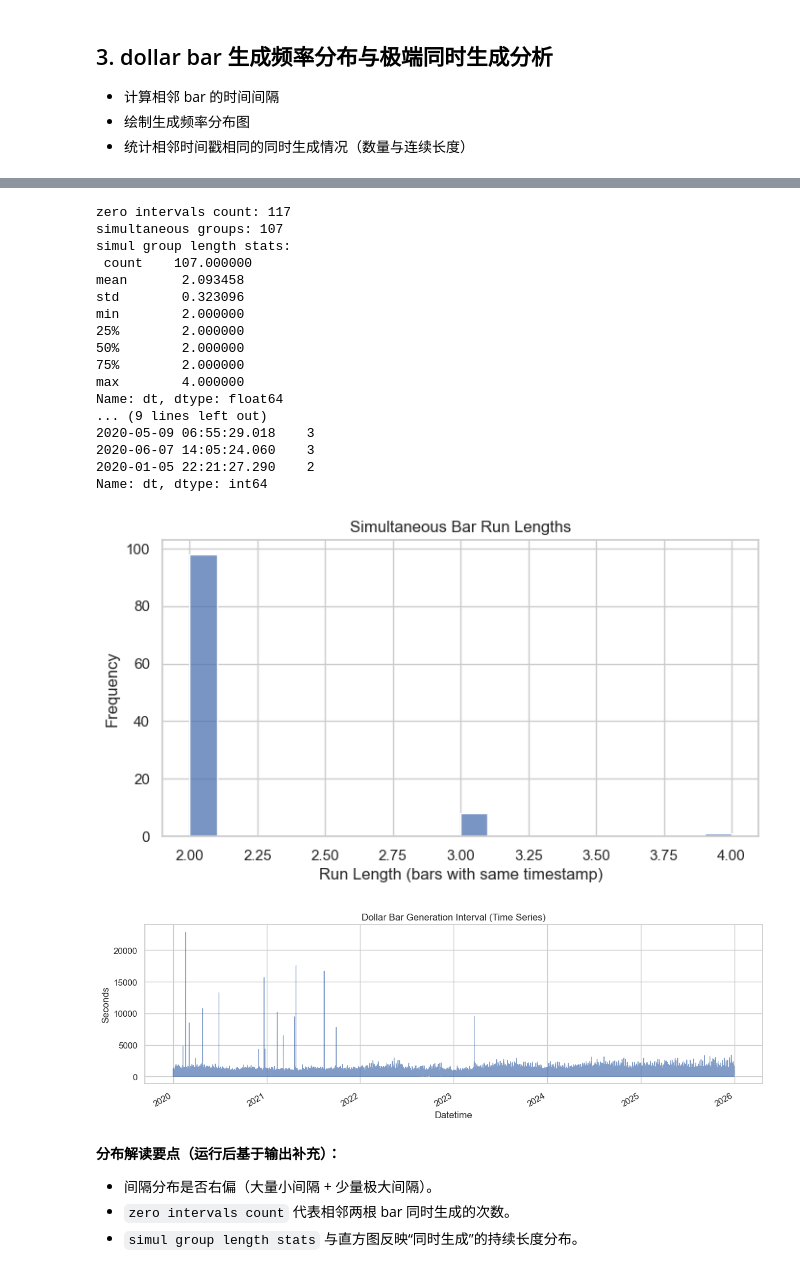
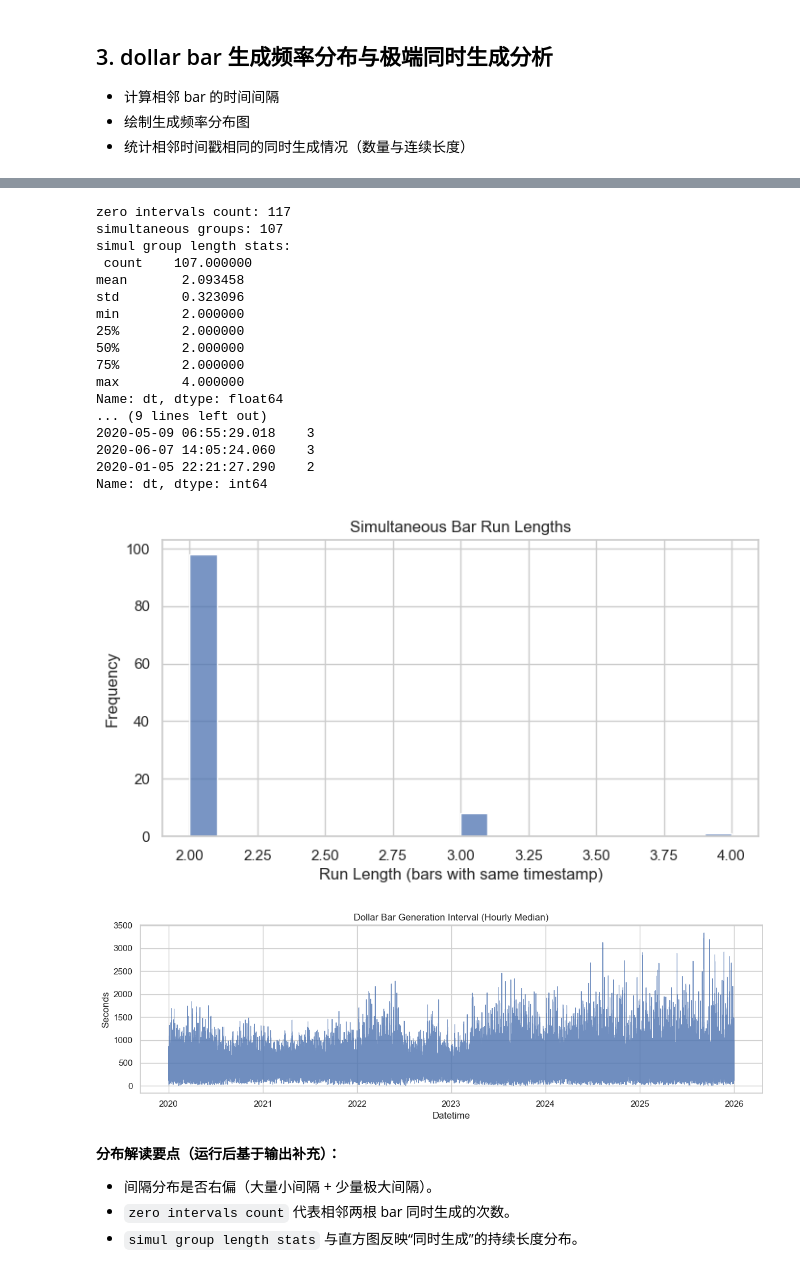
Before and after one commit to IthaiT/CryptoQuant, a Jupyter notebook: notebooks/research/analyze_dollar_bar_stats.ipynb, the cells around one changed output, grey strips where cells are left out. Cells and saved outputs as stored; diff of their text form; code cells hidden in the pictures.

```diff
--- a/notebooks/research/analyze_dollar_bar_stats.ipynb
+++ b/notebooks/research/analyze_dollar_bar_stats.ipynb
@@ -210,11 +214,12 @@ if len(simul_groups) > 0:
 else:
     print("No simultaneous bars detected.")
 
-# 时序图
+# 时序图（按小时中位数，避免过密）
 delta_ts = pd.Series(delta_seconds.values, index=df["dt"].iloc[1:])
+delta_hourly = delta_ts.resample("1H").median()
 plt.figure(figsize=(12, 4))
-delta_ts.plot(alpha=0.7, linewidth=0.8)
-plt.title("Dollar Bar Generation Interval (Time Series)")
+plt.plot(delta_hourly.index, delta_hourly.values, color="#4C72B0", linewidth=0.8, alpha=0.8)
+plt.title("Dollar Bar Generation Interval (Hourly Median)")
 plt.xlabel("Datetime")
 plt.ylabel("Seconds")
 plt.tight_layout()
@@ -229,34 +234,34 @@ min           0.000000
 75%         543.623000
 max       22895.662000
 Name: dt, dtype: float64
 skew: 3.3703037585565743
 quantiles:
  0.05     27.837700
 0.25    149.405952
 0.50    317.900000
 0.75    543.623000
 0.95    968.319800
 Name: dt, dtype: float64
 [figure]
 zero intervals count: 117
 simultaneous groups: 107
 simul group length stats:
  count    107.000000
 mean       2.093458
 std        0.323096
 min        2.000000
 25%        2.000000
 50%        2.000000
 75%        2.000000
 max        4.000000
 Name: dt, dtype: float64
 ... (9 lines left out)
 2020-05-09 06:55:29.018    3
 2020-06-07 14:05:24.060    3
 2020-01-05 22:21:27.290    2
 Name: dt, dtype: int64
 [figure]
-[figure, old version]
+[figure, new version]
 # %% [markdown]
 **分布解读要点（运行后基于输出补充）：**
 - 间隔分布是否右偏（大量小间隔 + 少量极大间隔）。
```
Also changed, not shown: parts of 2 cells of this notebook.
